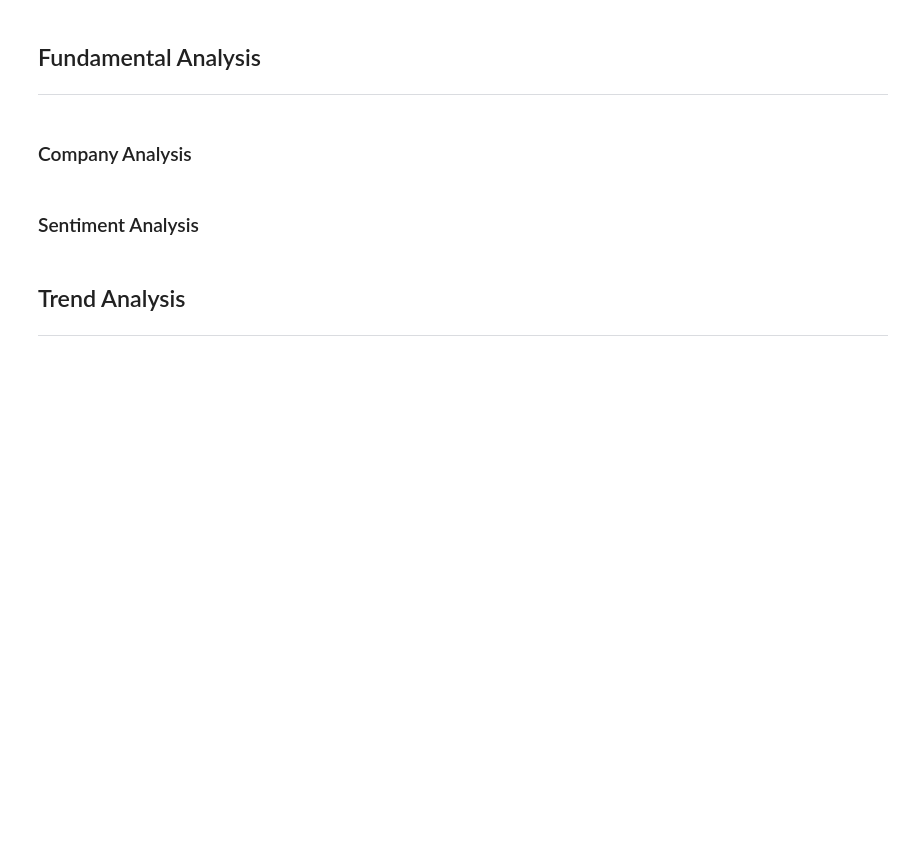
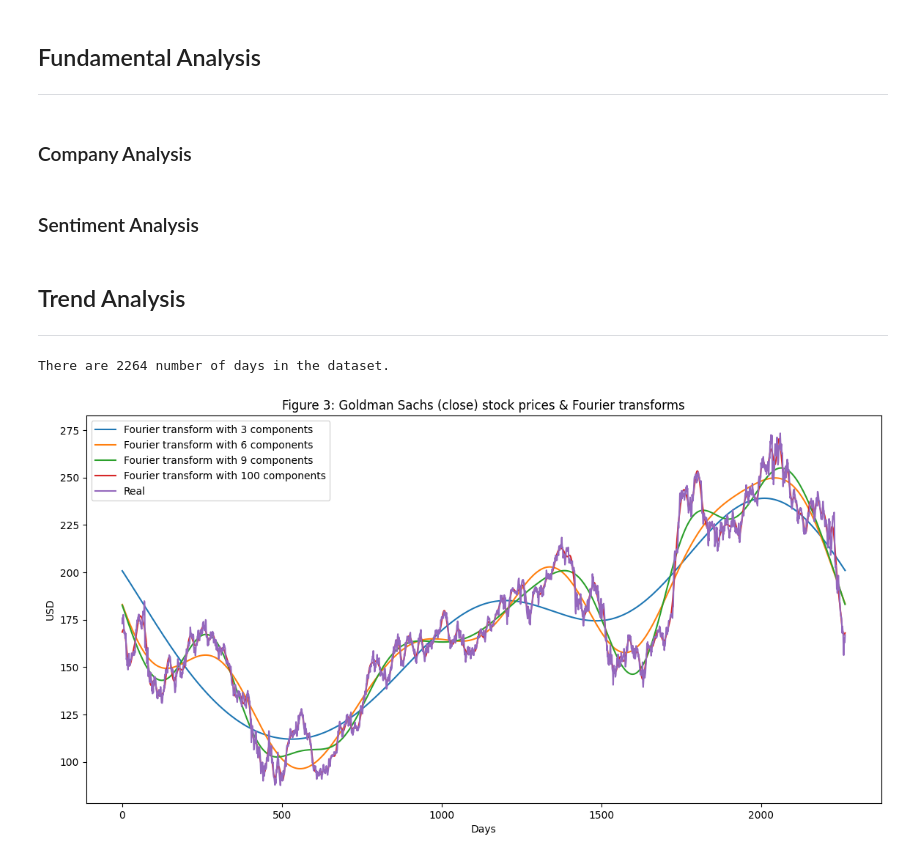
Before and after one commit to patelneel55/StockMarket-Predictions, a Jupyter notebook: stockmarketai.ipynb, the cells around one changed output. Cells and saved outputs as stored; diff of their text form; code cells hidden in the pictures; blank space fills up the shorter version.

```diff
--- a/stockmarketai.ipynb
+++ b/stockmarketai.ipynb
@@ -220,26 +239,32 @@ import math
 
 def get_technical_indicators(dataset):
     # Create 7 and 21 days Moving Average
-    dataset['ma7'] = dataset['GS'].rolling(window=7).mean()
-    dataset['ma21'] = dataset['GS'].rolling(window=21).mean()
+    dataset['ma7'] = dataset[ticker].rolling(window=7).mean()
+    dataset['ma21'] = dataset[ticker].rolling(window=21).mean()
 
     # Create MACD
-    dataset['26ema'] = dataset['GS'].ewm(span=26).mean()
-    dataset['12ema'] = dataset['GS'].ewm(span=12).mean()
+    dataset['26ema'] = dataset[ticker].ewm(span=26).mean()
+    dataset['12ema'] = dataset[ticker].ewm(span=12).mean()
     dataset['MACD'] = (dataset['12ema']-dataset['26ema'])
 
     # Create Bollinger Bands
-    dataset['20sd'] = dataset['GS'].rolling(window=20).std()
+    dataset['20sd'] = dataset[ticker].rolling(window=20).std()
     dataset['upper_band'] = dataset['ma21'] + (dataset['20sd']*2)
     dataset['lower_band'] = dataset['ma21'] - (dataset['20sd']*2)
 
     # Create Exponential moving average
-    dataset['ema'] = dataset['GS'].ewm(com=0.5).mean()
+    dataset['ema'] = dataset[ticker].ewm(com=0.5).mean()
 
     # Create Momentum
-    dataset['momentum'] = dataset['GS'] - 1
+    dataset['momentum'] = dataset[ticker] - 1
     dataset['log_momentum'] = np.log(dataset['momentum'])
 
     return dataset
 
-technical_dataset = get_technical_indicators(complete_dataset[['GS']])
+technical_dataset = get_technical_indicators(complete_dataset[['date', ticker]])
+
+complete_dataset = complete_dataset.merge(technical_dataset, on=complete_dataset.columns.intersection(technical_dataset.columns).to_numpy().tolist(), right_index=False, left_index=True, how='left')
+complete_dataset.to_csv('dataset.csv', index=False)
+
+complete_dataset = pd.read_csv('dataset.csv')
+print('There are {} number of days in the dataset.'.format(complete_dataset.shape[0]))
@@ -287,9 +317,12 @@ plot_technical_indicators(technical_dataset, 400)
 ## Trend Analysis
 ---
 # %%
-fourier_dataset = complete_dataset[['date', 'GS']]
+# Fourier function to generate data points after fourier transformation #
 
-close_fft = np.fft.fft(np.asarray(fourier_dataset['GS'].tolist()))
+fourier_dataset = complete_dataset[['date', ticker]]
+
+dates = fourier_dataset['date']
+close_fft = np.fft.fft(np.asarray(fourier_dataset[ticker].tolist()))
 fft = pd.DataFrame({'fft':close_fft})
 fft['absolute'] = fft['fft'].apply(lambda x: np.abs(x))
 fft['angle'] = fft['fft'].apply(lambda x: np.angle(x))
@@ -296,12 +335,51 @@ fft['angle'] = fft['fft'].apply(lambda x: np.angle(x))
+# %%
+# Generate data points after fourier transformation using fourier function #
+
+dates = fourier_dataset['date']
+
+# Short-Term
+fft_copy = np.copy(np.asarray(fft['fft'].tolist()))
+fft_copy[short_term_trend:-short_term_trend] = 0
+temp_list = np.fft.ifft(fft_copy)
+df = pd.DataFrame(data=temp_list, columns=['fourier_short'])
+dates = pd.concat([dates, df], axis=1)
+
+# Mid-Term
+fft_copy = np.copy(np.asarray(fft['fft'].tolist()))
+fft_copy[mid_term_trend:-mid_term_trend] = 0
+temp_list = np.fft.ifft(fft_copy)
+df = pd.DataFrame(data=temp_list, columns=['fourier_mid'])
+dates = pd.concat([dates, df], axis=1)
+
+# Long-Term
+fft_copy = np.copy(np.asarray(fft['fft'].tolist()))
+fft_copy[long_term_trend:-long_term_trend] = 0
+temp_list = np.fft.ifft(fft_copy)
+df = pd.DataFrame(data=temp_list, columns=['fourier_long'])
+dates = pd.concat([dates, df], axis=1)
+
+# Merge with complete dataset
+complete_dataset = complete_dataset.merge(dates, on=complete_dataset.columns.intersection(dates.columns).to_numpy().tolist(), right_index=False, left_index=True, how='left')
+complete_dataset.to_csv('dataset.csv', index=False)
+
+complete_dataset = pd.read_csv('dataset.csv')
+print('There are {} number of days in the dataset.'.format(complete_dataset.shape[0]))
+# %% [output]
+There are 2264 number of days in the dataset.
 # %%
+# Optional: Plot the timeseries with the fourier transform components
+
 plt.figure(figsize=(14, 7), dpi=100)
 fft_list = np.asarray(fft['fft'].tolist())
 for num_ in [3, 6, 9, 100]:
-    fft_list_m10= np.copy(fft_list); fft_list_m10[num_:-num_]=0
+    fft_list_m10= np.copy(fft_list);
+    fft_list_m10[num_:-num_]=0
     plt.plot(np.fft.ifft(fft_list_m10), label='Fourier transform with {} components'.format(num_))
-plt.plot(fourier_dataset['GS'],  label='Real')
+plt.plot(fourier_dataset[ticker],  label='Real')
 plt.xlabel('Days')
 plt.ylabel('USD')
 plt.title('Figure 3: Goldman Sachs (close) stock prices & Fourier transforms')
 plt.legend()
 plt.show()
+# %% [output]
+[figure, added]
```
Also changed, not shown: parts of 8 cells of this notebook, 8 other files.
